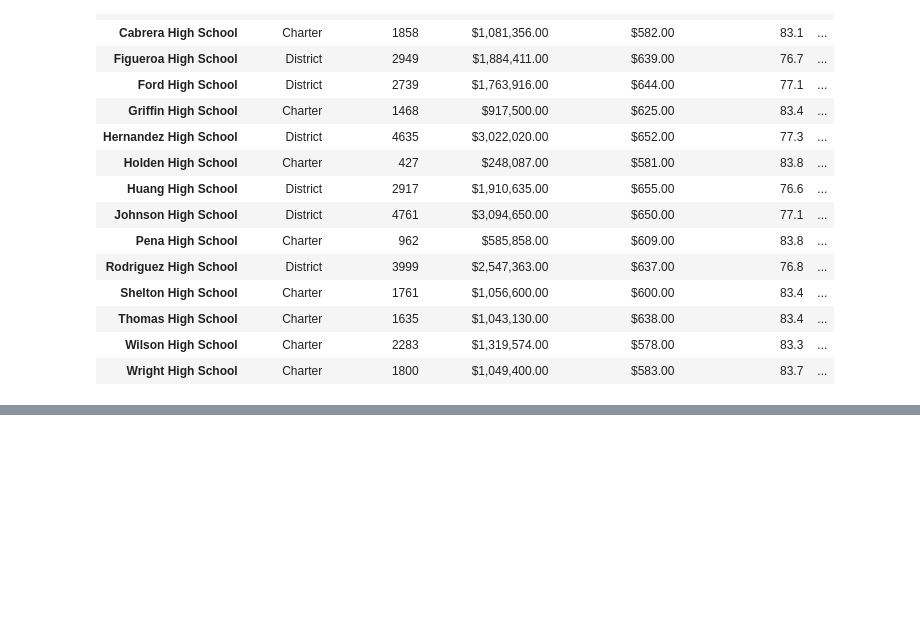
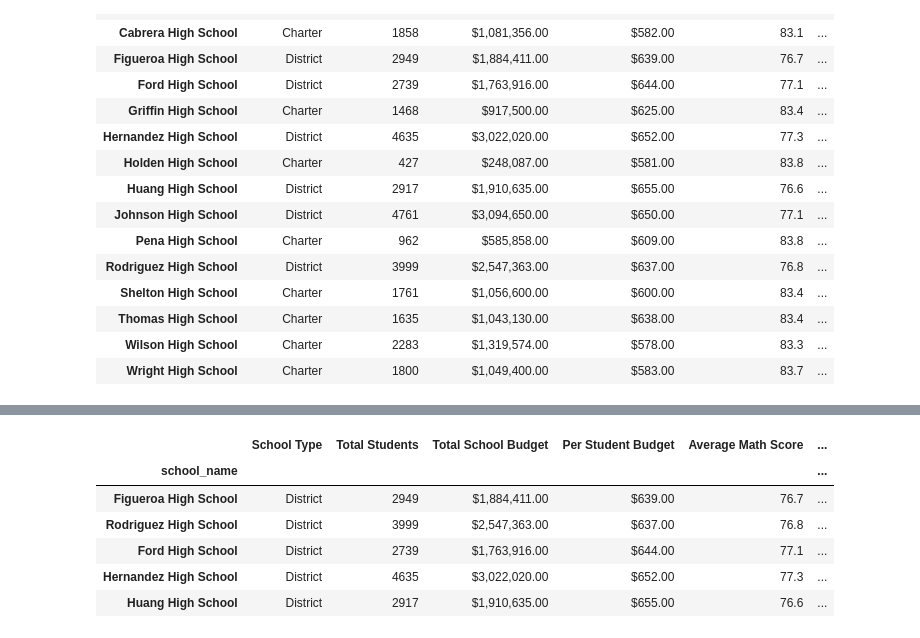
Before and after one commit to gabacaba/School_District_Analysis, a Jupyter notebook: PyCitySchools.ipynb, the cells around one changed output, grey strips where cells are left out. Cells and saved outputs as stored; diff of their text form; code cells hidden in the pictures; blank space fills up the shorter version.

```diff
--- a/PyCitySchools.ipynb
+++ b/PyCitySchools.ipynb
@@ -675,0 +689,13 @@ per_school_summary_df
+# %%
+# Sort and show lowest performing five schools.
+bottom_schools = per_school_summary_df.sort_values(["% Overall Passing"], ascending=True)
+
+bottom_schools.head()
+# %% [output]
+|  | School Type | Total Students | Total School Budget | Per Student Budget | Average Math Score | ... |
+| school_name |  |  |  |  |  | ... |
+| Figueroa High School | District | 2949 | $1,884,411.00 | $639.00 | 76.7 | ... |
+| Rodriguez High School | District | 3999 | $2,547,363.00 | $637.00 | 76.8 | ... |
+| Ford High School | District | 2739 | $1,763,916.00 | $644.00 | 77.1 | ... |
+| Hernandez High School | District | 4635 | $3,022,020.00 | $652.00 | 77.3 | ... |
+| Huang High School | District | 2917 | $1,910,635.00 | $655.00 | 76.6 | ... |
```
Also changed, not shown: parts of 1 cell of this notebook.
